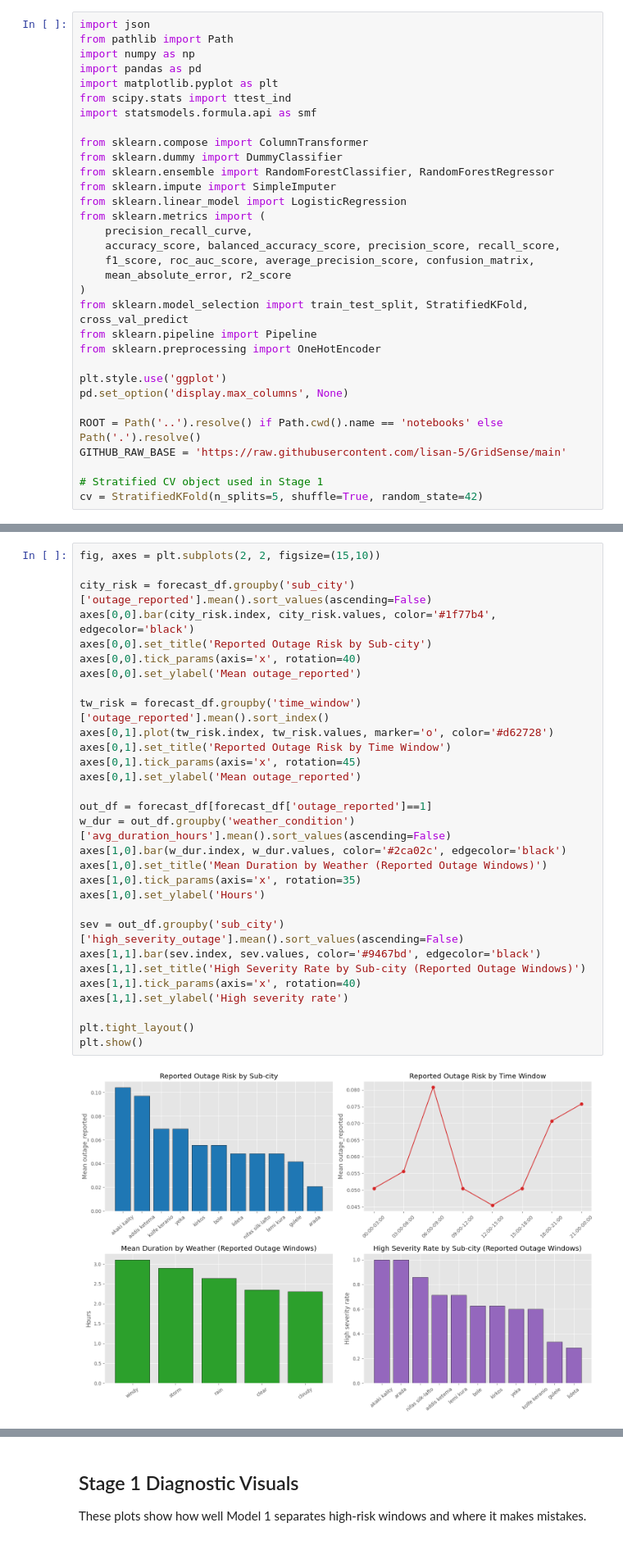
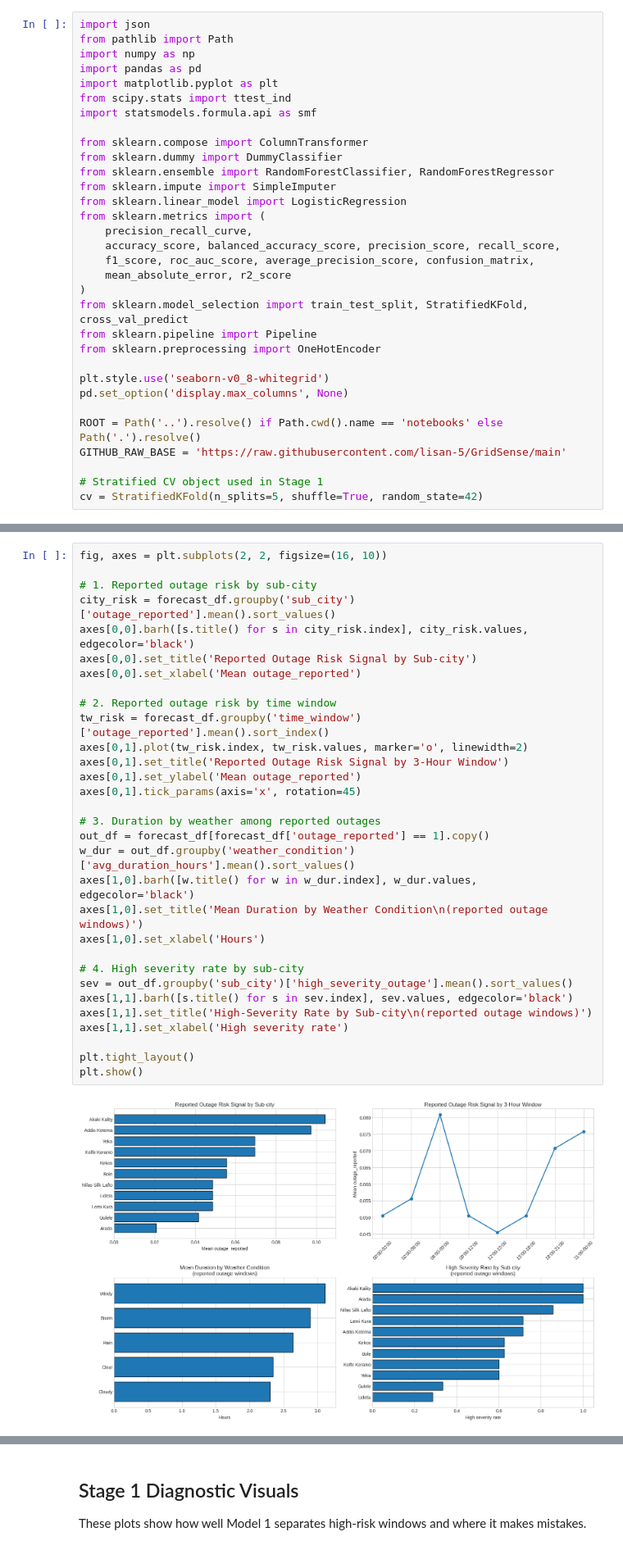
Before and after one commit to lisan-5/GridSense, a Jupyter notebook: notebooks/Lisanegebriel_Abay_Ethiopia_Final_Project.ipynb, the cells around one changed output, grey strips where cells are left out. Shown at 82% size. Cells and saved outputs as stored; diff of their text form.

```diff
--- a/notebooks/Lisanegebriel_Abay_Ethiopia_Final_Project.ipynb
+++ b/notebooks/Lisanegebriel_Abay_Ethiopia_Final_Project.ipynb
@@ -86,7 +127,7 @@ from sklearn.model_selection import train_test_split, StratifiedKFold, cross_val
 from sklearn.pipeline import Pipeline
 from sklearn.preprocessing import OneHotEncoder
 
-plt.style.use('ggplot')
+plt.style.use('seaborn-v0_8-whitegrid')
 pd.set_option('display.max_columns', None)
 
 ROOT = Path('..').resolve() if Path.cwd().name == 'notebooks' else Path('.').resolve()
@@ -203,33 +285,34 @@ Name: count, dtype: int64
 # %%
-fig, axes = plt.subplots(2, 2, figsize=(15,10))
+fig, axes = plt.subplots(2, 2, figsize=(16, 10))
 
-city_risk = forecast_df.groupby('sub_city')['outage_reported'].mean().sort_values(ascending=False)
-axes[0,0].bar(city_risk.index, city_risk.values, color='#1f77b4', edgecolor='black')
-axes[0,0].set_title('Reported Outage Risk by Sub-city')
-axes[0,0].tick_params(axis='x', rotation=40)
-axes[0,0].set_ylabel('Mean outage_reported')
+# 1. Reported outage risk by sub-city
+city_risk = forecast_df.groupby('sub_city')['outage_reported'].mean().sort_values()
+axes[0,0].barh([s.title() for s in city_risk.index], city_risk.values, edgecolor='black')
+axes[0,0].set_title('Reported Outage Risk Signal by Sub-city')
+axes[0,0].set_xlabel('Mean outage_reported')
 
+# 2. Reported outage risk by time window
 tw_risk = forecast_df.groupby('time_window')['outage_reported'].mean().sort_index()
-axes[0,1].plot(tw_risk.index, tw_risk.values, marker='o', color='#d62728')
-axes[0,1].set_title('Reported Outage Risk by Time Window')
+axes[0,1].plot(tw_risk.index, tw_risk.values, marker='o', linewidth=2)
+axes[0,1].set_title('Reported Outage Risk Signal by 3-Hour Window')
+axes[0,1].set_ylabel('Mean outage_reported')
 axes[0,1].tick_params(axis='x', rotation=45)
-axes[0,1].set_ylabel('Mean outage_reported')
 
-out_df = forecast_df[forecast_df['outage_reported']==1]
-w_dur = out_df.groupby('weather_condition')['avg_duration_hours'].mean().sort_values(ascending=False)
-axes[1,0].bar(w_dur.index, w_dur.values, color='#2ca02c', edgecolor='black')
-axes[1,0].set_title('Mean Duration by Weather (Reported Outage Windows)')
-axes[1,0].tick_params(axis='x', rotation=35)
-axes[1,0].set_ylabel('Hours')
+# 3. Duration by weather among reported outages
+out_df = forecast_df[forecast_df['outage_reported'] == 1].copy()
+w_dur = out_df.groupby('weather_condition')['avg_duration_hours'].mean().sort_values()
+axes[1,0].barh([w.title() for w in w_dur.index], w_dur.values, edgecolor='black')
+axes[1,0].set_title('Mean Duration by Weather Condition\n(reported outage windows)')
+axes[1,0].set_xlabel('Hours')
 
-sev = out_df.groupby('sub_city')['high_severity_outage'].mean().sort_values(ascending=False)
-axes[1,1].bar(sev.index, sev.values, color='#9467bd', edgecolor='black')
-axes[1,1].set_title('High Severity Rate by Sub-city (Reported Outage Windows)')
-axes[1,1].tick_params(axis='x', rotation=40)
-axes[1,1].set_ylabel('High severity rate')
+# 4. High severity rate by sub-city
+sev = out_df.groupby('sub_city')['high_severity_outage'].mean().sort_values()
+axes[1,1].barh([s.title() for s in sev.index], sev.values, edgecolor='black')
+axes[1,1].set_title('High-Severity Rate by Sub-city\n(reported outage windows)')
+axes[1,1].set_xlabel('High severity rate')
 
 plt.tight_layout()
 plt.show()
 # %% [output]
-[figure, old version]
+[figure, new version]
 # %% [markdown]
```
Also changed, not shown: parts of 31 cells of this notebook, 6 other files.
